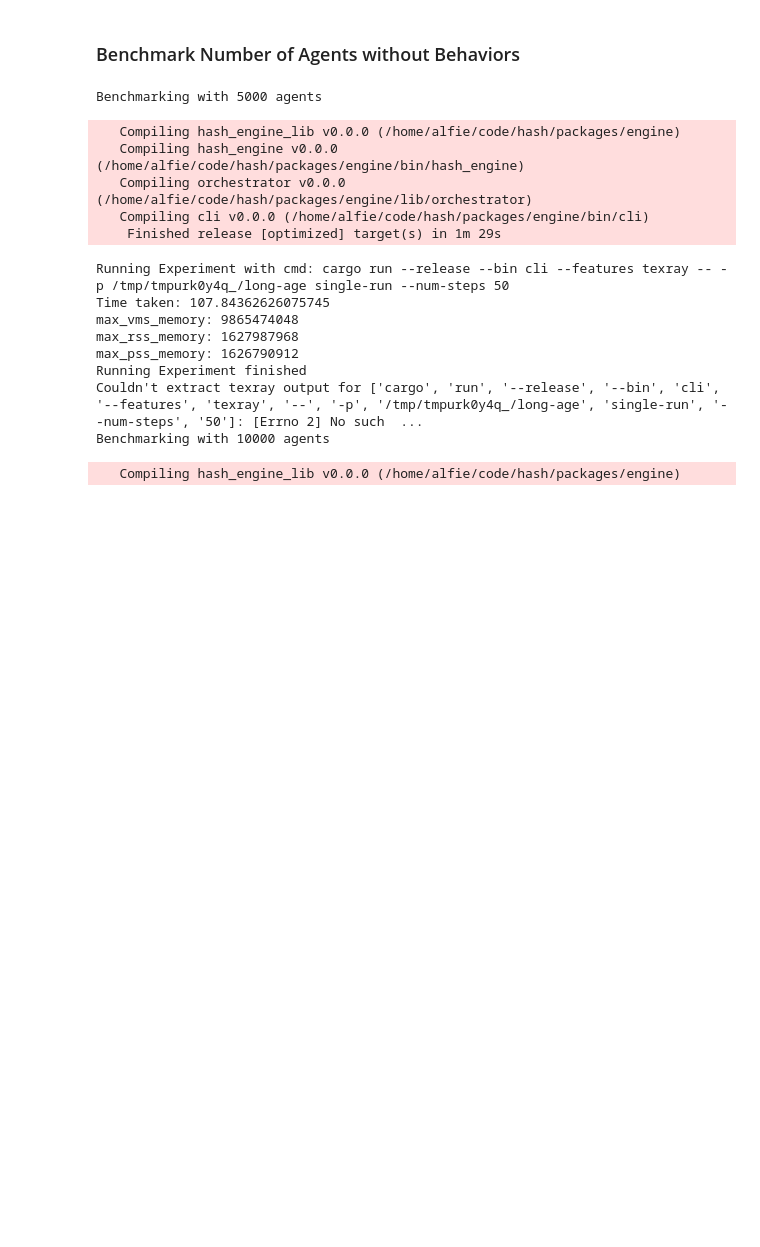
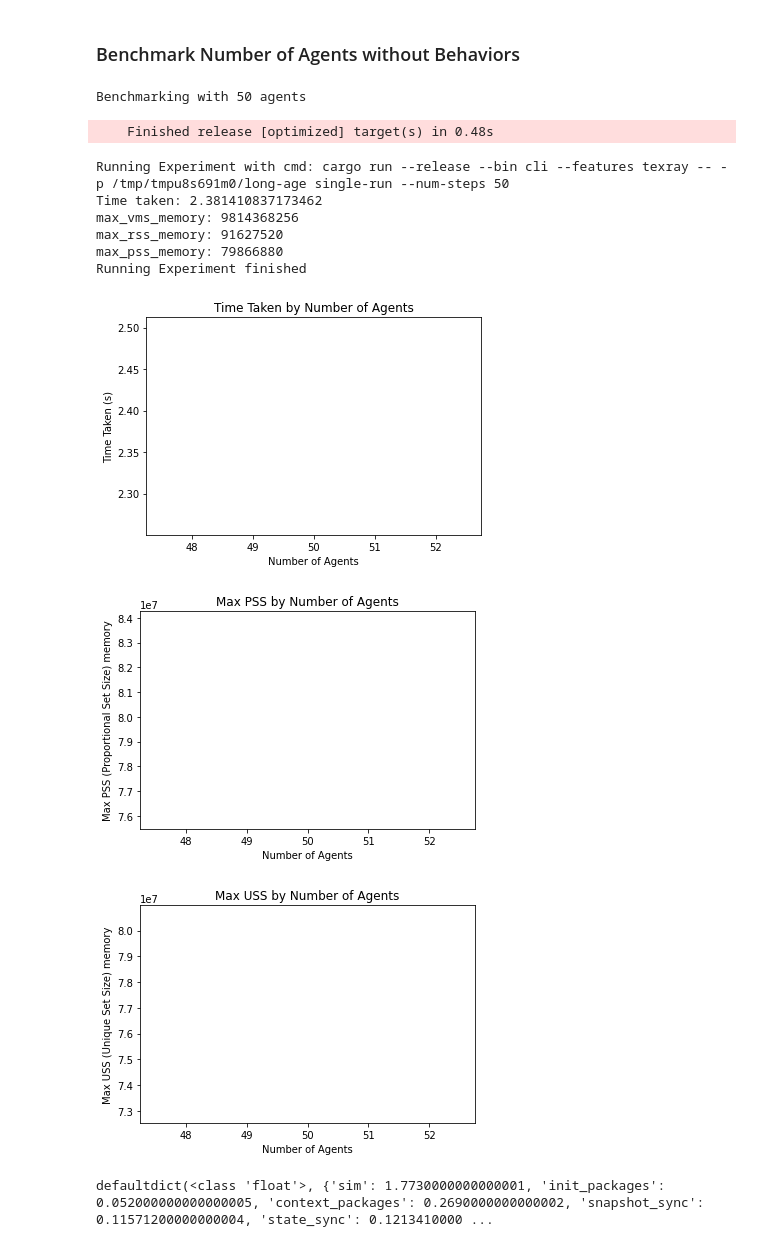
Before and after one commit to wildwestrom/hash, a Jupyter notebook: packages/engine/benchmarking/stress_test.ipynb, the cells around one changed output. Saved outputs shown, nothing was run; the diff lists cells and outputs as text; code cells hidden in the pictures; blank space fills up the shorter version.

```diff
--- a/packages/engine/benchmarking/stress_test.ipynb
+++ b/packages/engine/benchmarking/stress_test.ipynb
@@ -85,35 +85,34 @@ def plot_time_and_mem(results):
 # %%
 src_path = Path("./benchmarking/experiments/stress_test/long-age")
 
 results = []
+total_results_to_pickle = []
 # for num_agents in [10_000, 25_000, 50_000, 75_000, 100_000, 125_000, 250_000, 375_000, 500_000]:
-for num_agents in [5_000, 10_000]:
+for num_agents in [50]:
     print(f"Benchmarking with {num_agents} agents")
     res = write_to_globals_and_benchmark(src_path, {"num_agents": num_agents}, num_steps=50)
-
+    total_results_to_pickle.append(res)
     try:
         res = list(list(res.values())[0].values())[0] # TODO rework API to make this less unpleasant
         results.append((num_agents, res))
     except (AttributeError, IndexError): # if an experiment fails it's a NoneType, maybe we don't want to swallow errors
         pass
 
 plot_time_and_mem(results)
 # %% [output]
-Benchmarking with 5000 agents
+Benchmarking with 50 agents
-   Compiling hash_engine_lib v0.0.0 (/home/alfie/code/hash/packages/engine)
-   Compiling hash_engine v0.0.0 (/home/alfie/code/hash/packages/engine/bin/hash_engine)
-   Compiling orchestrator v0.0.0 (/home/alfie/code/hash/packages/engine/lib/orchestrator)
-   Compiling cli v0.0.0 (/home/alfie/code/hash/packages/engine/bin/cli)
-    Finished release [optimized] target(s) in 1m 29s
+    Finished release [optimized] target(s) in 0.48s
-Running Experiment with cmd: cargo run --release --bin cli --features texray -- -p /tmp/tmpurk0y4q_/long-age single-run --num-steps 50
-Time taken: 107.84362626075745
-max_vms_memory: 9865474048
-max_rss_memory: 1627987968
-max_pss_memory: 1626790912
+Running Experiment with cmd: cargo run --release --bin cli --features texray -- -p /tmp/tmpu8s691m0/long-age single-run --num-steps 50
+Time taken: 2.381410837173462
+max_vms_memory: 9814368256
+max_rss_memory: 91627520
+max_pss_memory: 79866880
 Running Experiment finished
-Couldn't extract texray output for ['cargo', 'run', '--release', '--bin', 'cli', '--features', 'texray', '--', '-p', '/tmp/tmpurk0y4q_/long-age', 'single-run', '--num-steps', '50']: [Errno 2] No such  ...
-Benchmarking with 10000 agents
-   Compiling hash_engine_lib v0.0.0 (/home/alfie/code/hash/packages/engine)
+[figure, added]
+[figure, added]
+[figure, added]
 # %%
 for (num_agents, res) in results:
     print(res.texray_output)
+# %% [output]
+defaultdict(<class 'float'>, {'sim': 1.7730000000000001, 'init_packages': 0.052000000000000005, 'context_packages': 0.2690000000000002, 'snapshot_sync': 0.11571200000000004, 'state_sync': 0.1213410000 ...
```
Also changed, not shown: 2 other files.
